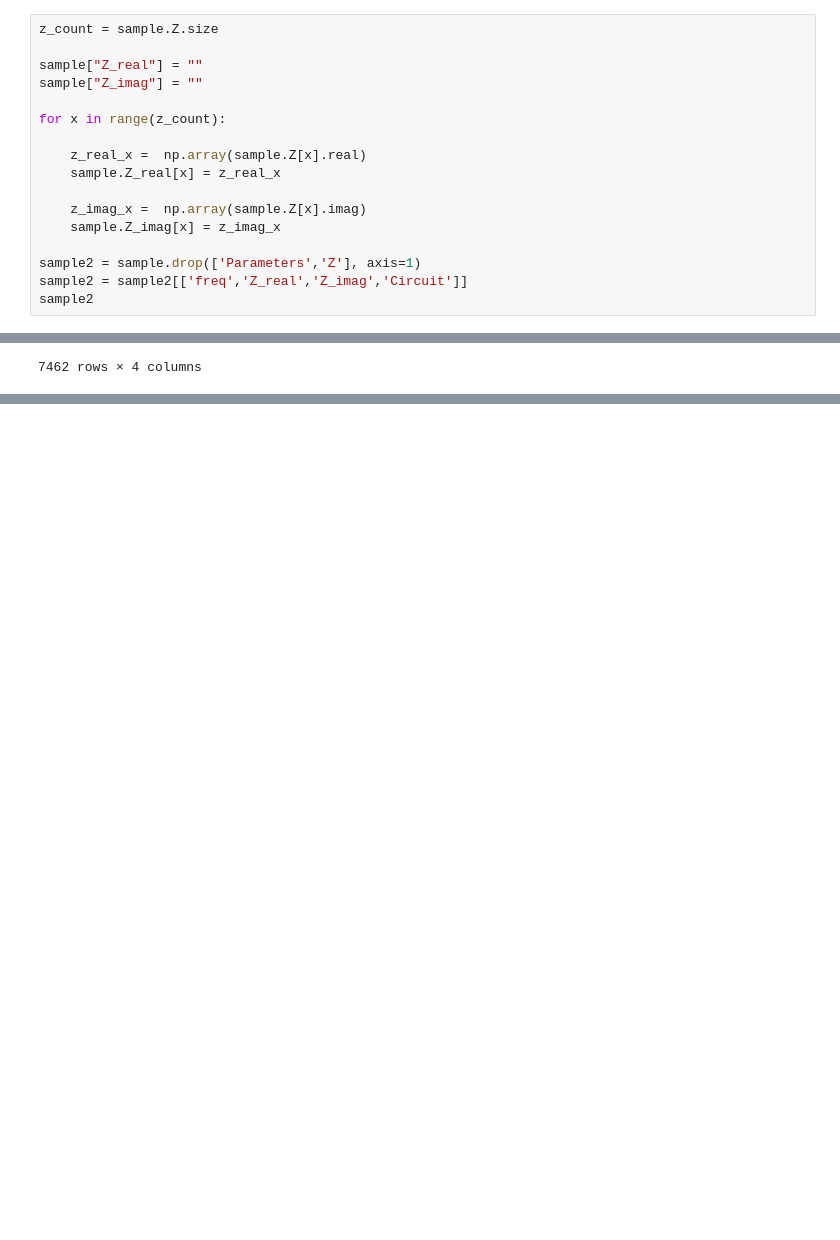
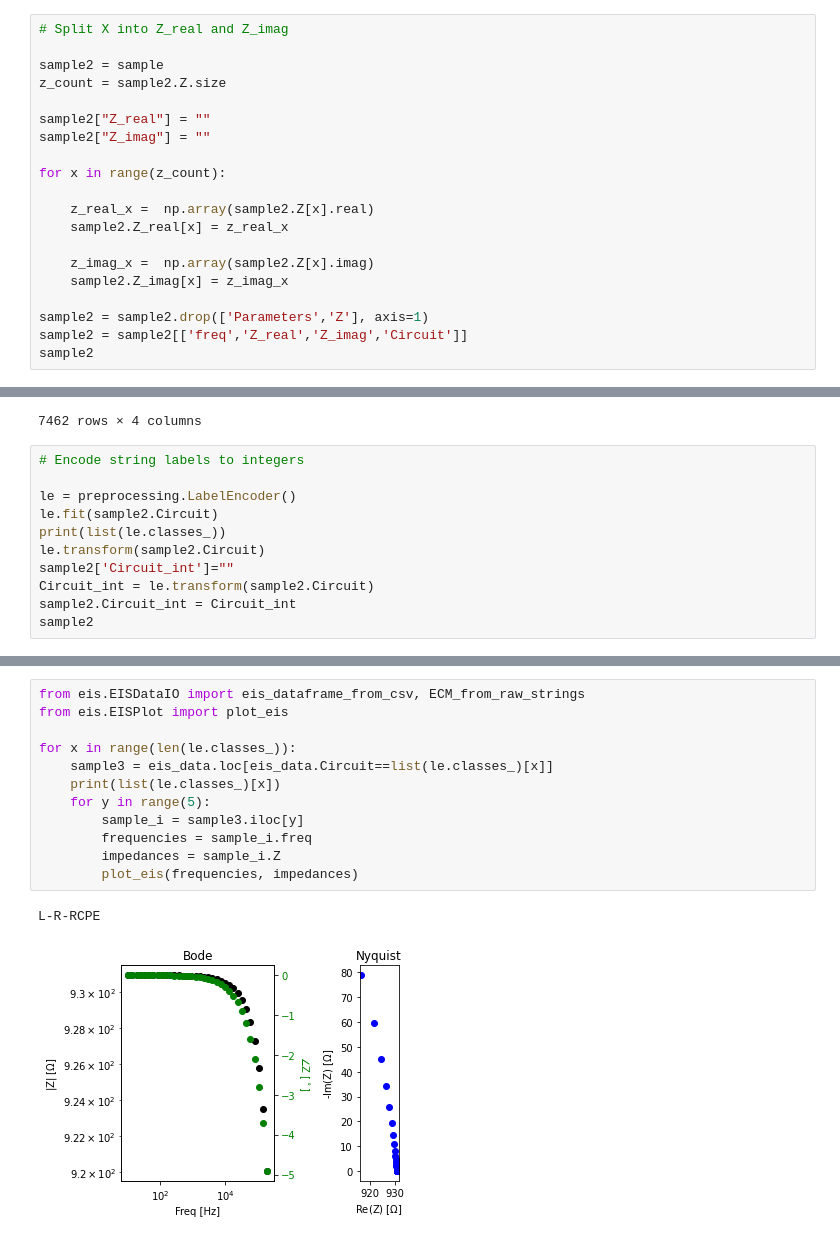
Before and after one commit to atgauravjain/BatteryDEV-QS-EIS-Challenge-Template-Public, a Jupyter notebook: test_gaurav/Test1.ipynb, the cells around one changed output, grey strips where cells are left out. Saved outputs shown, nothing was run; the diff lists cells and outputs as text; blank space fills up the shorter version.

Commit message:
Added 5 plots per circuit

```diff
--- a/test_gaurav/Test1.ipynb
+++ b/test_gaurav/Test1.ipynb
@@ -31,20 +32,23 @@ sample
 | 7461 | [10.0, 14.9249555, 22.2754295, 33... | [(794.89205-313.35415535j), (687.... | RCPE-RCPE | R1: 1.22e-02, R2: 1.00e+03, CPE1_... |
 7462 rows × 4 columns
 # %%
-z_count = sample.Z.size
+# Split X into Z_real and Z_imag
 
-sample["Z_real"] = ""
-sample["Z_imag"] = ""
+sample2 = sample
+z_count = sample2.Z.size
+
+sample2["Z_real"] = ""
+sample2["Z_imag"] = ""
 
 for x in range(z_count):
 
-    z_real_x =  np.array(sample.Z[x].real)
-    sample.Z_real[x] = z_real_x
+    z_real_x =  np.array(sample2.Z[x].real)
+    sample2.Z_real[x] = z_real_x
 
-    z_imag_x =  np.array(sample.Z[x].imag)
-    sample.Z_imag[x] = z_imag_x
+    z_imag_x =  np.array(sample2.Z[x].imag)
+    sample2.Z_imag[x] = z_imag_x
 
-sample2 = sample.drop(['Parameters','Z'], axis=1)
+sample2 = sample2.drop(['Parameters','Z'], axis=1)
 sample2 = sample2[['freq','Z_real','Z_imag','Circuit']]
 sample2
 # %% [output]
@@ -61,3 +65,14 @@ sample2
 | 7460 | [0.01, 0.0134051824, 0.0179698915... | [32.37740171, 32.37740063, 32.377... | [-5.15196774e-05, -6.82381469e-05... | RCPE-RCPE |
 | 7461 | [10.0, 14.9249555, 22.2754295, 33... | [794.89205, 687.848409, 554.32358... | [-313.35415535, -370.19827042, -4... | RCPE-RCPE |
 7462 rows × 4 columns
+# %%
+# Encode string labels to integers
+
+le = preprocessing.LabelEncoder()
+le.fit(sample2.Circuit)
+print(list(le.classes_))
+le.transform(sample2.Circuit)
+sample2['Circuit_int']=""
+Circuit_int = le.transform(sample2.Circuit)
+sample2.Circuit_int = Circuit_int
+sample2
@@ -63,0 +94,15 @@ sample2
+# %%
+from eis.EISDataIO import eis_dataframe_from_csv, ECM_from_raw_strings
+from eis.EISPlot import plot_eis
+
+for x in range(len(le.classes_)):
+    sample3 = eis_data.loc[eis_data.Circuit==list(le.classes_)[x]]
+    print(list(le.classes_)[x])
+    for y in range(5):
+        sample_i = sample3.iloc[y]
+        frequencies = sample_i.freq
+        impedances = sample_i.Z
+        plot_eis(frequencies, impedances)
+# %% [output]
+L-R-RCPE
+[figure, added]
```
Also changed, not shown: parts of 3 cells of this notebook.
